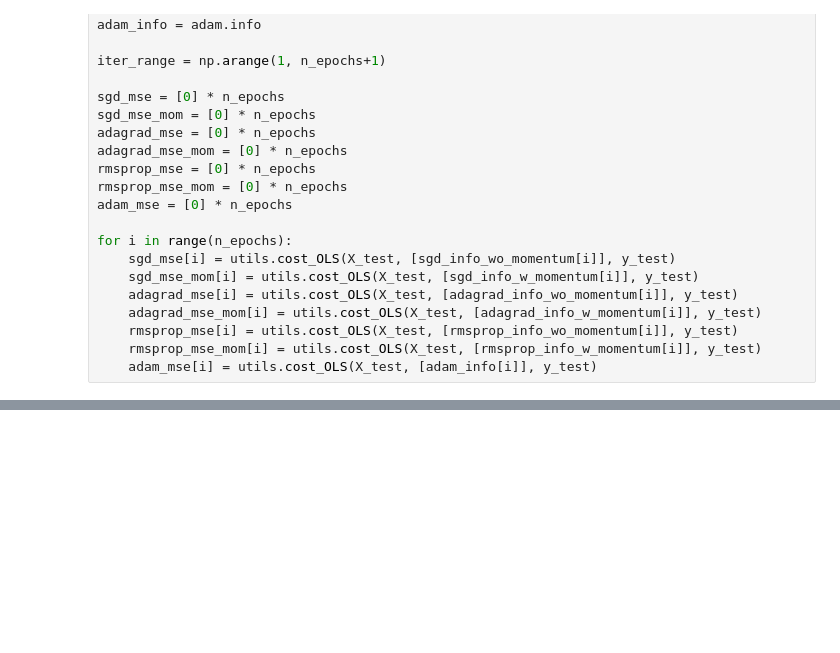
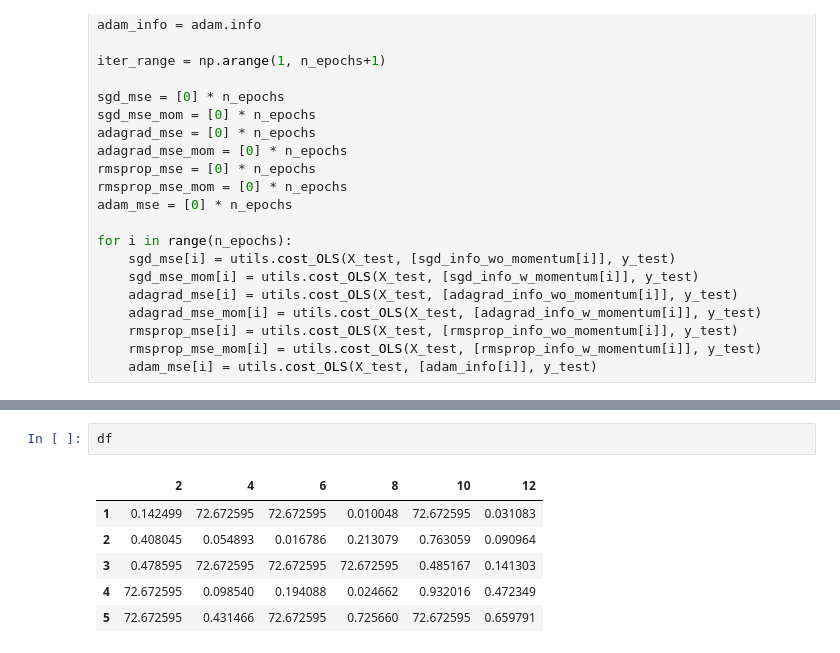
Before and after one commit to emmastorberg/FYS-STK4155_Project2, a Jupyter notebook: plots.ipynb, the cells around one changed output, grey strips where cells are left out. Cells and saved outputs as stored; diff of their text form; blank space fills up the shorter version.

```diff
--- a/plots.ipynb
+++ b/plots.ipynb
@@ -236,0 +282,9 @@ plt.savefig("figures/all_plots/gridsearch_ridge.png")
+# %%
+df
+# %% [output]
+|  | 2 | 4 | 6 | 8 | 10 | 12 |
+| 1 | 0.142499 | 72.672595 | 72.672595 | 0.010048 | 72.672595 | 0.031083 |
+| 2 | 0.408045 | 0.054893 | 0.016786 | 0.213079 | 0.763059 | 0.090964 |
+| 3 | 0.478595 | 72.672595 | 72.672595 | 72.672595 | 0.485167 | 0.141303 |
+| 4 | 72.672595 | 0.098540 | 0.194088 | 0.024662 | 0.932016 | 0.472349 |
+| 5 | 72.672595 | 0.431466 | 72.672595 | 0.725660 | 72.672595 | 0.659791 |
```
Also changed, not shown: parts of 6 cells of this notebook, 1 other file.
